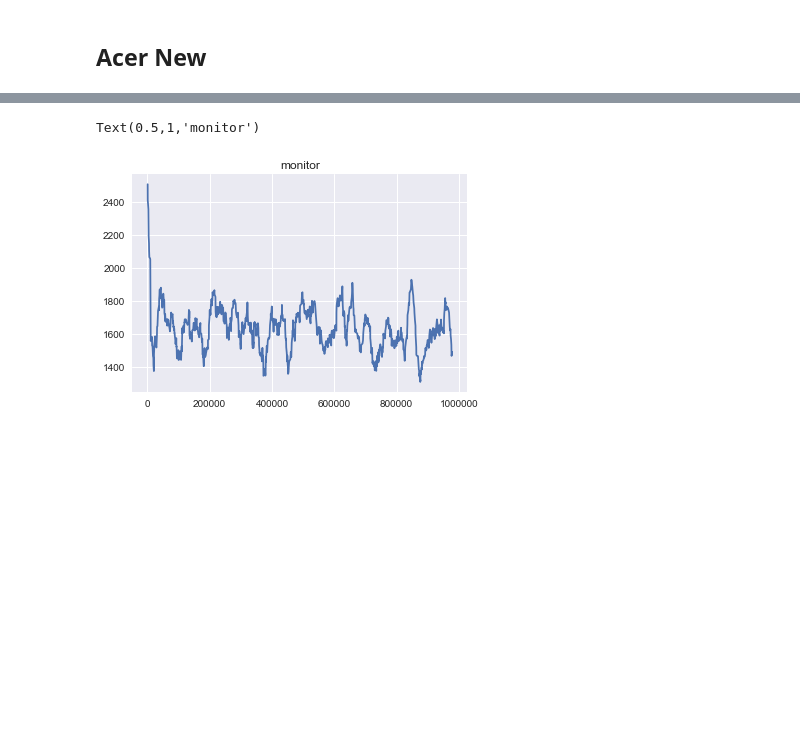
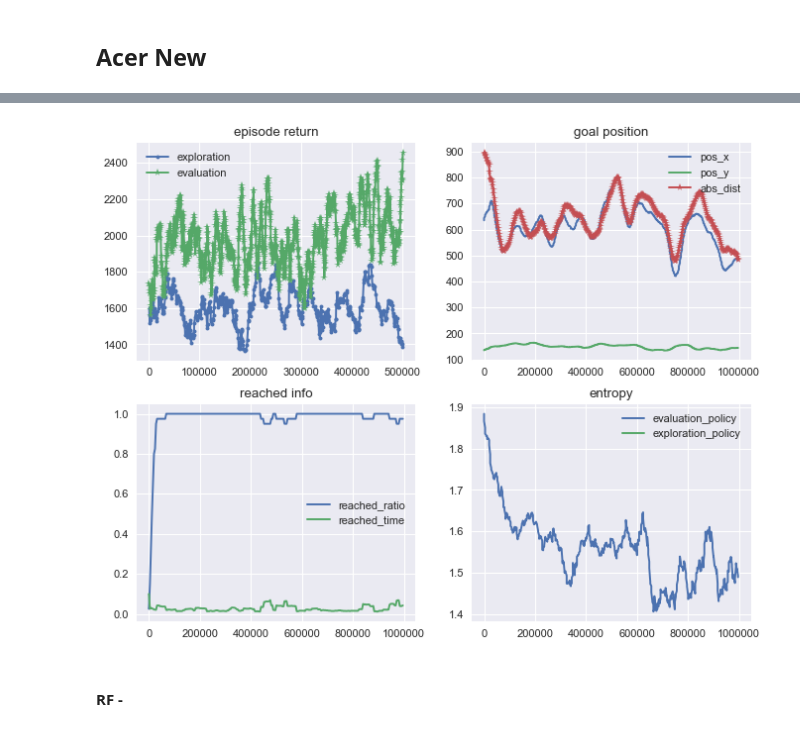
Before and after one commit to liziniu/SuperMario, a Jupyter notebook: Untitled.ipynb, the cells around one changed output, grey strips where cells are left out. Cells and saved outputs as stored; diff of their text form; code cells hidden in the pictures; blank space fills up the shorter version.

```diff
--- a/Untitled.ipynb
+++ b/Untitled.ipynb
@@ -9,3 +9,11 @@ import pandas as pd
 import pickle as pkl
 plt.style.use("seaborn")
 % matplotlib inline
+# %%
+def plot_pos(r):
+    # plt.figure(dpi=80)
+    plt.plot(r.total_timesteps, pu.smooth(r.goal_pos_x, radius=10), label="pos_x")
+    plt.plot(r.total_timesteps, pu.smooth(r.goal_pos_y, radius=10), label="pos_y")
+    plt.plot(r.total_timesteps, pu.smooth(r.goal_abs_dist, radius=10), marker="*", label="abs_dist")
+    plt.legend()
+    plt.title("goal position")
@@ -12,3 +46,35 @@ plt.style.use("seaborn")
+# %%
+def plot_reached(r):
+    # plt.figure(dpi=80)
+    plt.plot(r.total_timesteps, r.reached_ratio, label="reached_ratio")
+    plt.plot(r.total_timesteps, r.reached_time, label="reached_time")
+    plt.legend()
+    plt.title("reached info")
+# %%
+def plot_entropy(r):
+    # plt.figure(dpi=80)
+    eps = 1e-6
+    plt.plot(r.total_timesteps, pu.smooth(r.acer_eval_entropy, radius=10)+eps, marker="+", label="evaluation_policy")
+    plt.plot(r.total_timesteps, pu.smooth(r.acer_expl_entropy, radius=10)+eps, marker="x", label="exploration_policy")
+    # plt.yscale("log")
+    plt.legend()
+    plt.title("entropy")
+# %%
+def plot_all(path):
+    results = pu.load_results(path)
+    r = results[0]
+    expl_r = pd.read_csv(path + "/" + "0.0.monitor.csv", skiprows=1)
+    eval_r = pd.read_csv(path + "/" + "evaluation0.0.monitor.csv", skiprows=1)
+    plt.figure(dpi=80, figsize=[10, 8])
+    plt.subplot(2, 2, 1)
+    plot_return(expl_r, eval_r)
+    plt.subplot(2, 2, 2)
+    plot_pos(r.progress)
+    # plot_loss(r.progress)
+    plt.subplot(2, 2, 3)
+    plot_reached(r.progress)
+    plt.subplot(2, 2, 4)
+    plot_entropy(r.progress)
 # %%
 path = "logs/acer/2019-04-25-15-25-13-599395"
 results = pu.load_results(path)
@@ -26 +92,7 @@ Text(0.5,1,'monitor')
+# %%
+plot_all("/Users/liziniu/mario/logs/acer_new/l2-dist/2019-04-29-19-17-01-591636")
+# %% [output]
+[figure, added]
+# %% [markdown]
+#### RF -
 # %%
@@ -30,6 +102,0 @@ r = results[0]
-# %%
-plt.plot(np.cumsum(r.monitor.l), pu.smooth(r.monitor.r, radius=10))
-plt.title("monitor")
-# %% [output]
-Text(0.5,1,'monitor')
-[figure, removed]
```
Also changed, not shown: parts of 22 cells of this notebook, 5 other files.
